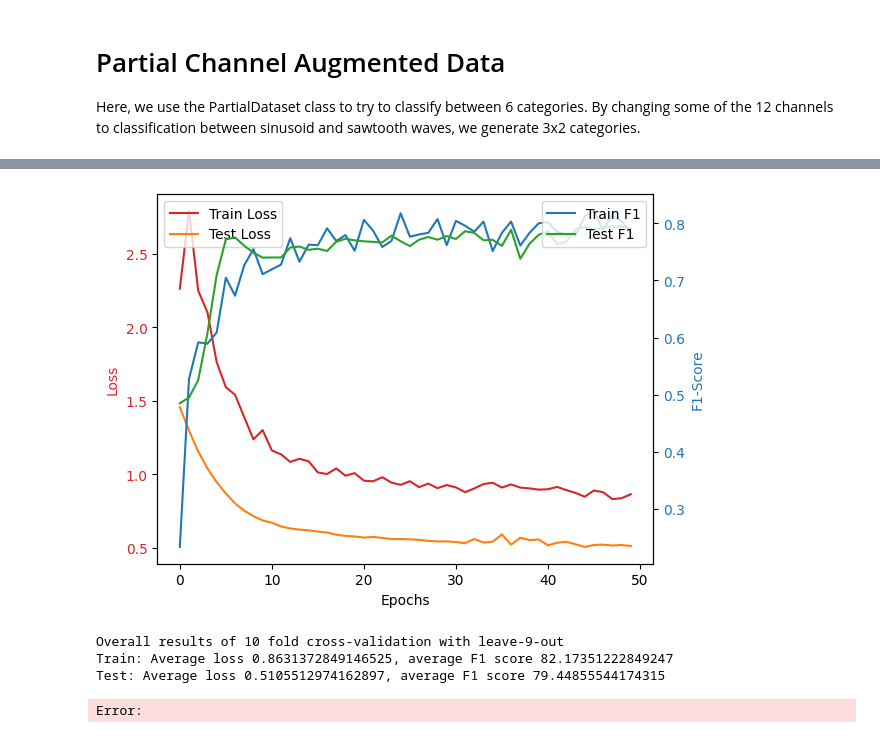
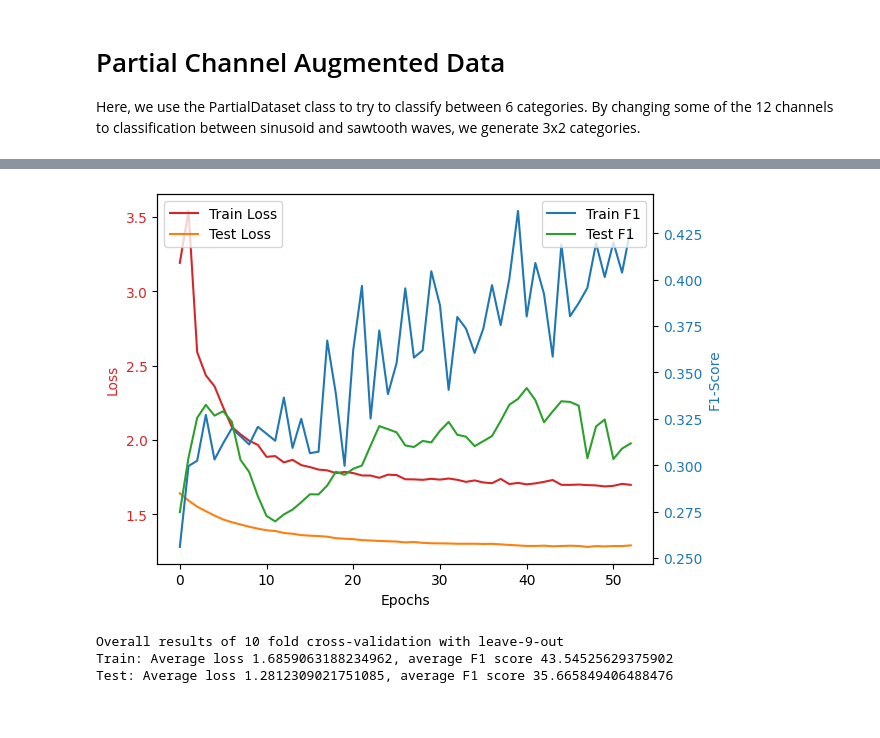
Before and after one commit to MattyAB/ecg_transfer, a Jupyter notebook: ecg.ipynb, the cells around one changed output, grey strips where cells are left out. Saved outputs shown, nothing was run; the diff lists cells and outputs as text; code cells hidden in the pictures.

```diff
--- a/ecg.ipynb
+++ b/ecg.ipynb
@@ -666,6 +664,7 @@ Test: Average loss 0.5390719013909498, average F1 score 78.89476683306901
 # %%
-## Train 10-fold crossvalidated model transferred, 1 -> 12 lead data
-## No inter-channel connections, pure vote model
+## Parital dataset - half of channels are ecg, half are fully synthetic
+## Original test (regularize all)
+
 
 trainparams = TrainParams()
 trainparams.weights = weights
@@ -673,12 +672,12 @@ trainparams.labelmap = labelmap
 trainparams.k=10
 trainparams.m=9
 trainparams.early_stopping=5
-trainparams.regularize_map = [False] * 6 + [True] * 6
+trainparams.regularize_map = [True] * 12
 trainparams.n_categories = 6
-trainparams.print_deviant = True
+trainparams.print_deviant = False
 trainparams.base_decay = 0.005
 
-history = train_kfold_transfer_model(dataset_12lead, trainparams, TransferAdaptersCNNModel, buffer=buffer, test=True)
+history = train_kfold_transfer_model(dataset_partial, trainparams, TransferAdaptersCNNModel, buffer=buffer, test=False)
 
 plot_tt_graph(history, idx=0)
 display_results(history, trainparams=trainparams)
@@ -693,5 +702,4 @@ Early stopping triggered after epoch 50
-[figure, old version]
+[figure, new version]
 Overall results of 10 fold cross-validation with leave-9-out
-Train: Average loss 0.8631372849146525, average F1 score 82.17351222849247
-Test: Average loss 0.5105512974162897, average F1 score 79.44855544174315
+Train: Average loss 1.6859063188234962, average F1 score 43.54525629375902
+Test: Average loss 1.2812309021751085, average F1 score 35.665849406488476
-Error:
```
Also changed, not shown: parts of 4 cells of this notebook, 1 other file.
